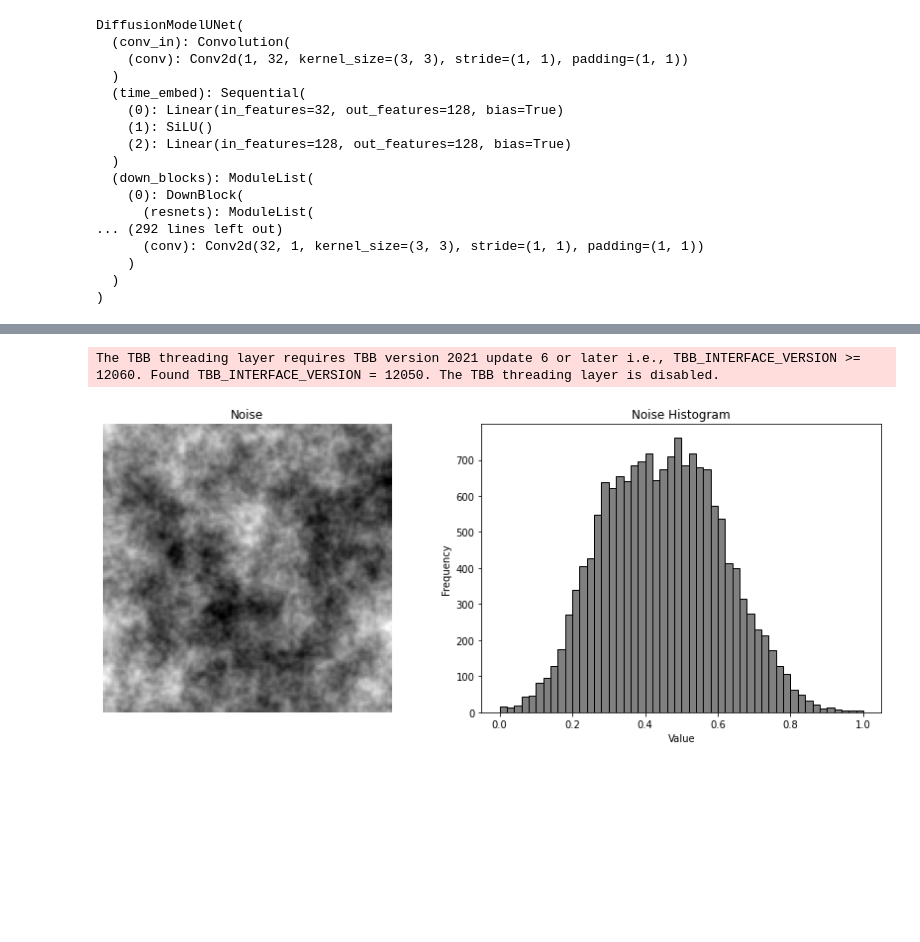
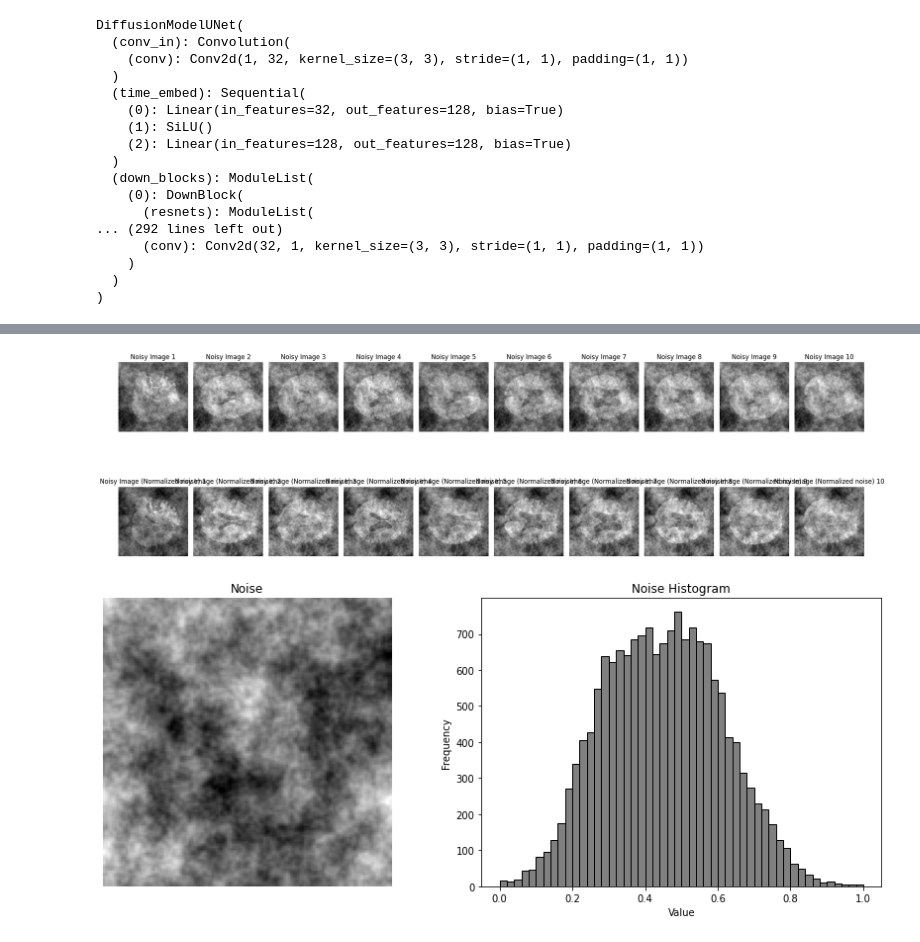
Before and after one commit to theotimefd/AnoDiffExperiments, a Jupyter notebook: 2d_ddpm/visualise_noise_and_schedules.ipynb, the cells around one changed output, grey strips where cells are left out. Cells and saved outputs as stored; diff of their text form; code cells hidden in the pictures; blank space fills up the shorter version.

Commit message:
thor ddpm inference wip

```diff
--- a/2d_ddpm/visualise_noise_and_schedules.ipynb
+++ b/2d_ddpm/visualise_noise_and_schedules.ipynb
@@ -26,13 +26,13 @@ import numpy as np
 
 import matplotlib.pyplot as plt
 # %%
-DEVICE_TYPE = "cuda:1"
+DEVICE_TYPE = "cuda:0"
 device = torch.device(DEVICE_TYPE)
 
 set_determinism(0)
 
-ROOT_DIR = "/home/fehrdelt/bettik/"
-#ROOT_DIR = "/bettik/PROJECTS/pr-gin5_aini/fehrdelt/"
+#ROOT_DIR = "/home/fehrdelt/bettik/"
+ROOT_DIR = "/bettik/PROJECTS/pr-gin5_aini/fehrdelt/"
 # %%
 
 IMAGE_SIZE = 128
@@ -107,3 +113,6 @@ DiffusionModelUNet(
 )
 # %%
 infer_scheduler = simplex_ddpm.SimplexDDPMScheduler(num_train_timesteps=1000, schedule="cosine")
+# %%
+image = next(iter(test_anomaly_large_loader_flair))
+image = image.to(device)
@@ -110,8 +139,29 @@ infer_scheduler = simplex_ddpm.SimplexDDPMScheduler(num_train_timesteps=1000, sc
 # %%
 simplexObj = simplex.Simplex_CLASS()
-noise = simplex_ddpm.generate_simplex_noise(simplexObj, [128,128], normalize=False)
+noise = simplex_ddpm.generate_simplex_noise(simplexObj, [128,128], normalize=False).to(device)
+noise_norm = simplex_ddpm.generate_simplex_noise(simplexObj, [128,128], normalize=True).to(device)
-# %% [output]
-The TBB threading layer requires TBB version 2021 update 6 or later i.e., TBB_INTERFACE_VERSION >= 12060. Found TBB_INTERFACE_VERSION = 12050. The TBB threading layer is disabled.
+# %%
+timesteps_list = torch.Tensor([350 for a in range(image.shape[0])]).to(image.device).long()
+noisy_image = infer_scheduler.add_noise(image, noise, timesteps_list).to(device)
+
+timesteps_list_norm_noise = torch.Tensor([620 for a in range(image.shape[0])]).to(image.device).long()
+noisy_image_norm_noise = infer_scheduler.add_noise(image, noise_norm, timesteps_list_norm_noise).to(device)
+# %%
+fig, axs = plt.subplots(2, noisy_image.shape[0], figsize=(noisy_image.shape[0]*2, 8))
+
+for i in range(noisy_image.shape[0]):
+    axs[0, i].imshow(noisy_image[i, 0].cpu(), cmap="gray")
+    axs[0, i].set_title(f"Noisy Image {i+1}")
+    axs[0, i].axis("off")
+
+    axs[1, i].imshow(noisy_image_norm_noise[i, 0].cpu(), cmap="gray")
+    axs[1, i].set_title(f"Noisy Image (Normalized noise) {i+1}")
+    axs[1, i].axis("off")
+
+plt.tight_layout()
+plt.show()
+# %% [output]
+[figure, added]
 # %%
 fig, axs = plt.subplots(1, 2, figsize=(12, 5))
 
```
Also changed, not shown: parts of 2 cells of this notebook, 12 other files.
